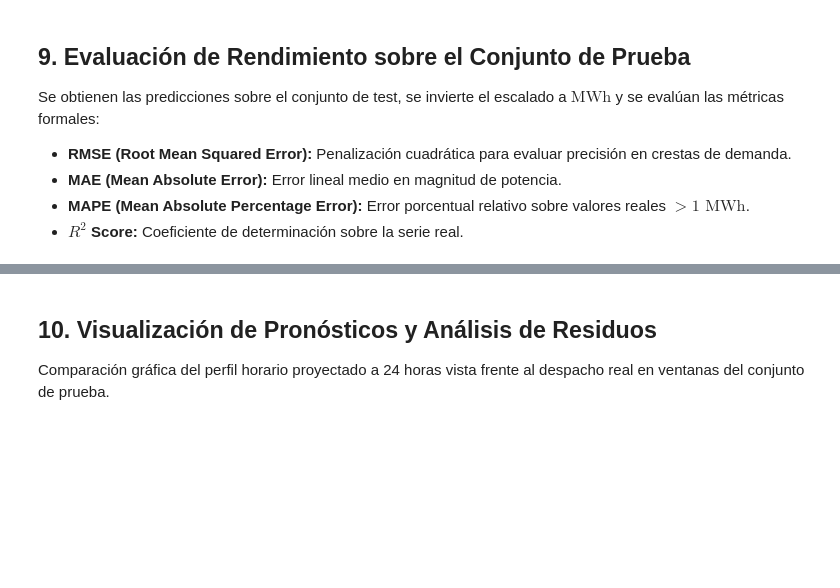
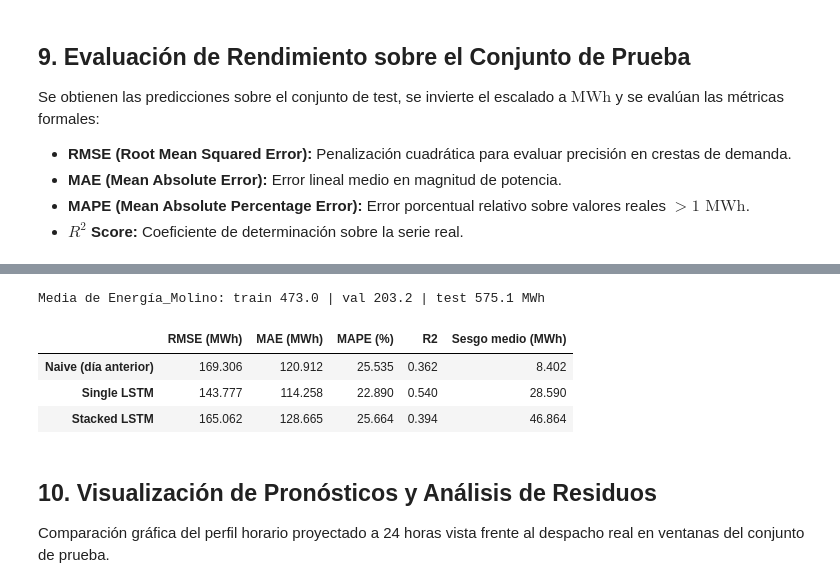
Before and after one commit to jcoronelc/forecasting-rnn-task, a Jupyter notebook: RNN_Series_Temporales.ipynb, the cells around one changed output, grey strips where cells are left out. Cells and saved outputs as stored; diff of their text form; code cells hidden in the pictures; blank space fills up the shorter version.

```diff
--- a/RNN_Series_Temporales.ipynb
+++ b/RNN_Series_Temporales.ipynb
@@ -634,3 +633,21 @@ df_metricas.round(3)
+# %%
+# Referencia ingenua: se repite el último día observado (mismas horas, 24 h antes)
+y_naive = inverse_multistep(X_test_seq[:, -24:, 0], scaler_y)  # la columna 0 de X es Energía_Molino
+metricas_naive = calcular_metricas(y_test_real, y_naive)
+
+df_comp = pd.DataFrame([metricas_naive, metricas_single, metricas_stacked],
+                       index=['Naive (día anterior)', 'Single LSTM', 'Stacked LSTM'])
+df_comp['Sesgo medio (MWh)'] = [np.mean(y_test_real - y_naive),
+                                np.mean(y_test_real - y_pred_single_real),
+                                np.mean(y_test_real - y_pred_stacked_real)]
+print(f"Media de Energía_Molino: train {train_df[TARGET].mean():.1f} | val {val_df[TARGET].mean():.1f} | test {test_df[TARGET].mean():.1f} MWh")
+df_comp.round(3)
+# %% [output]
+Media de Energía_Molino: train 473.0 | val 203.2 | test 575.1 MWh
+|  | RMSE (MWh) | MAE (MWh) | MAPE (%) | R2 | Sesgo medio (MWh) |
+| Naive (día anterior) | 169.306 | 120.912 | 25.535 | 0.362 | 8.402 |
+| Single LSTM | 143.777 | 114.258 | 22.890 | 0.540 | 28.590 |
+| Stacked LSTM | 165.062 | 128.665 | 25.664 | 0.394 | 46.864 |
 # %% [markdown]
 ## 10. Visualización de Pronósticos y Análisis de Residuos
 Comparación gráfica del perfil horario proyectado a 24 horas vista frente al despacho real en ventanas del conjunto de prueba.
```
Also changed, not shown: parts of 20 cells of this notebook, 1 other file.
